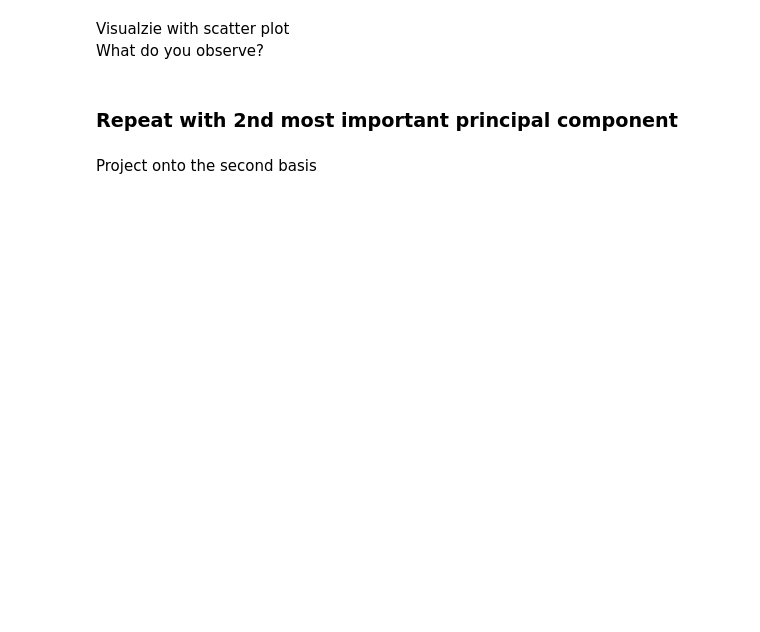
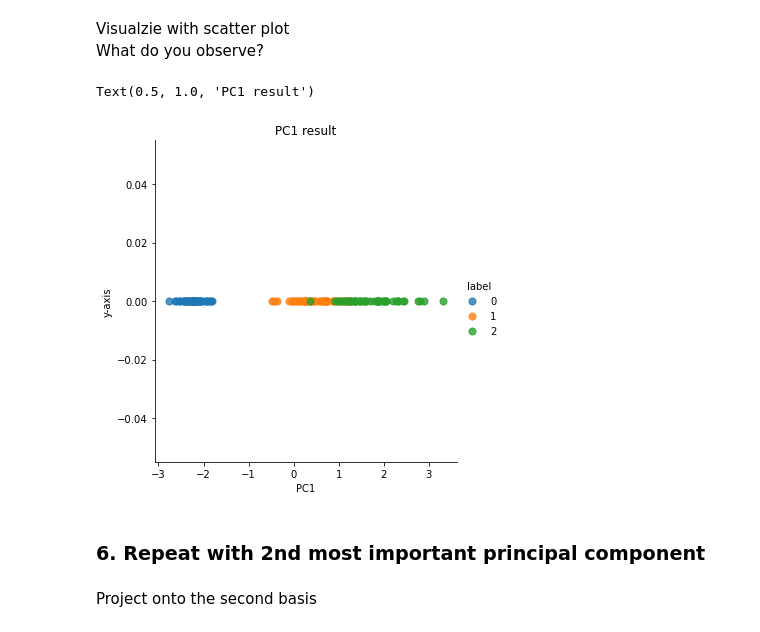
Before and after one commit to Santius0/COMP-3610, a Jupyter notebook: labs/lab3/PCA.ipynb, the cells around one changed output. Saved outputs shown, nothing was run; the diff lists cells and outputs as text; code cells hidden in the pictures; blank space fills up the shorter version.

```diff
--- a/labs/lab3/PCA.ipynb
+++ b/labs/lab3/PCA.ipynb
@@ -107,0 +119,3 @@ What does this matrix tell us?
+# %%
+covariance_matrix = np.cov(features)
+print(covariance_matrix)
@@ -115,2 +132,4 @@ Repeat lab using SVD instead for this step
+# %%
+eig_vals, eig_vecs = np.linalg.eig(covariance_matrix)
 # %% [markdown]
 Display the eigen vectors
@@ -133,0 +165,3 @@ That is take the dot product of the orignal data, with the most important eigen
+# %%
+projected_X = std_data.dot(eig_vecs.T[0])
+projected_X
@@ -138,0 +189,5 @@ The y-axis is set to 0 so can use 2D graph to display one dimentional data
+# %%
+result = pd.DataFrame(projected_X, columns=['PC1'])
+result['y-axis'] = 0.0
+result['label'] = iris.target
+result
@@ -144,4 +215,14 @@ What do you observe?
+# %%
+sns.lmplot('PC1', 'y-axis', data=result, fit_reg=False,  # x-axis, y-axis, data, no line
+           scatter_kws={"s": 50}, # marker size
+           hue="label") # color
+
+# title
+plt.title('PC1 result')
+# %% [output]
+Text(0.5, 1.0, 'PC1 result')
+[figure, added]
 # %% [markdown]
-### Repeat with 2nd most important principal component
+### 6. Repeat with 2nd most important principal component
 # %% [markdown]
 Project onto the second basis
```
Also changed, not shown: parts of 47 cells of this notebook, 2 other files.
